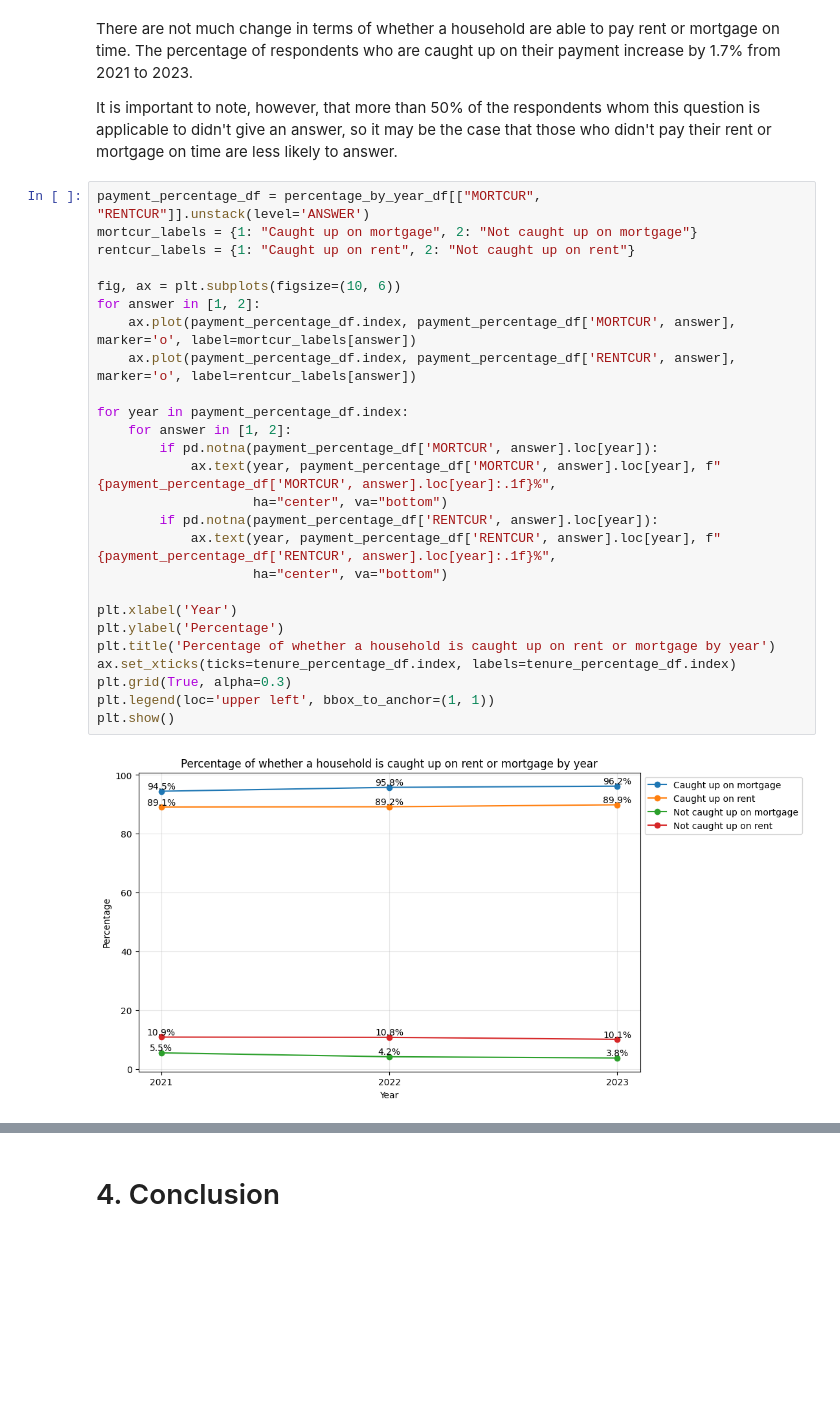
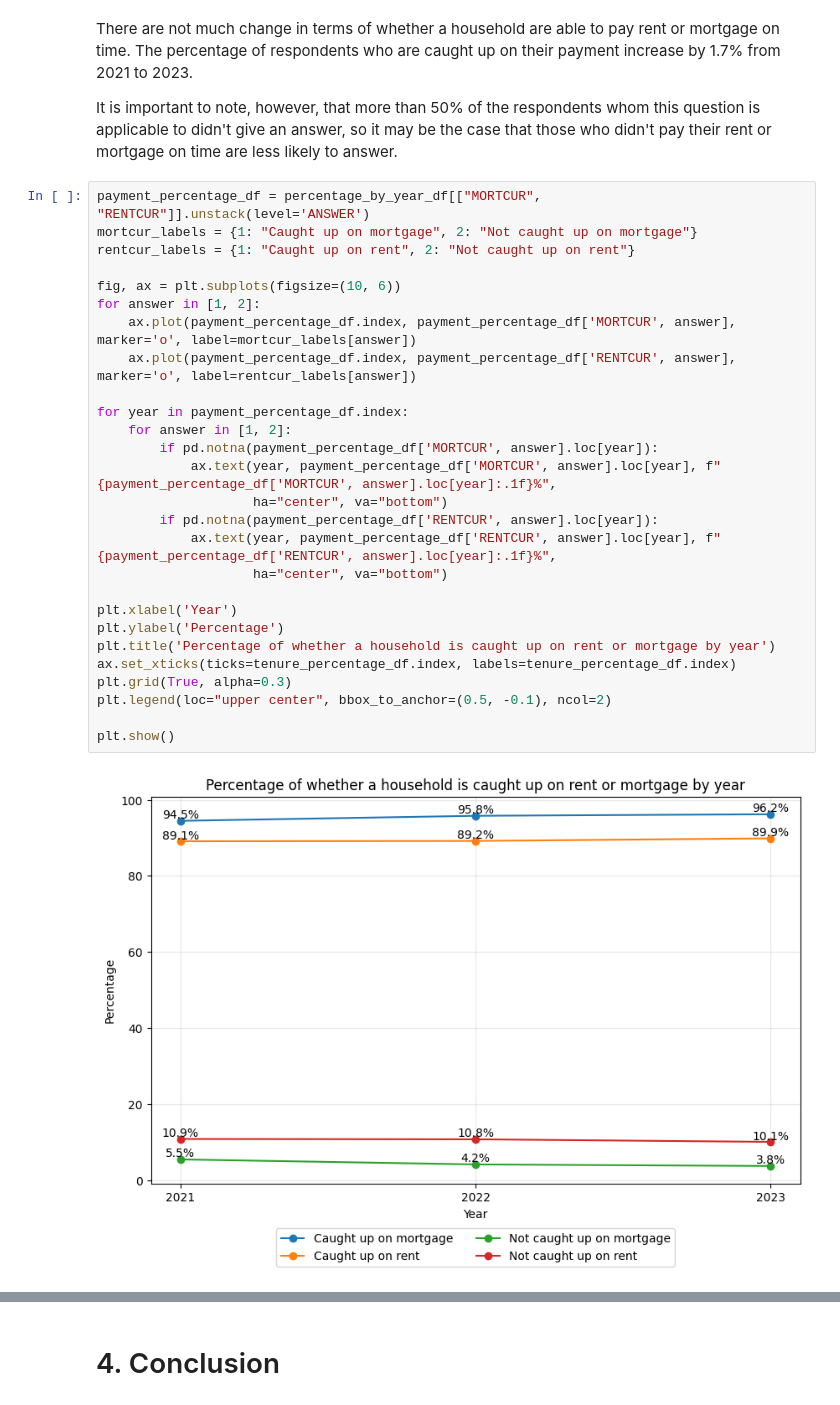
Before and after one commit to BU-Spark/ds-bcc-tania-fernandes-d7, a Jupyter notebook: fa24-team-b/housing/notebooks/pulse-survey.ipynb, the cells around one changed output, grey strips where cells are left out. Drawn from its saved outputs; the diff is of its cells as text; blank space fills up the shorter version.

```diff
--- a/fa24-team-b/housing/notebooks/pulse-survey.ipynb
+++ b/fa24-team-b/housing/notebooks/pulse-survey.ipynb
@@ -513,31 +519,32 @@ It is important to note, however, that more than 50% of the respondents whom thi
 # %%
 payment_percentage_df = percentage_by_year_df[["MORTCUR", "RENTCUR"]].unstack(level='ANSWER')
 mortcur_labels = {1: "Caught up on mortgage", 2: "Not caught up on mortgage"}
 rentcur_labels = {1: "Caught up on rent", 2: "Not caught up on rent"}
 
 fig, ax = plt.subplots(figsize=(10, 6))
 for answer in [1, 2]:
     ax.plot(payment_percentage_df.index, payment_percentage_df['MORTCUR', answer], marker='o', label=mortcur_labels[answer])
     ax.plot(payment_percentage_df.index, payment_percentage_df['RENTCUR', answer], marker='o', label=rentcur_labels[answer])
 
 for year in payment_percentage_df.index:
     for answer in [1, 2]:
         if pd.notna(payment_percentage_df['MORTCUR', answer].loc[year]):
             ax.text(year, payment_percentage_df['MORTCUR', answer].loc[year], f"{payment_percentage_df['MORTCUR', answer].loc[year]:.1f}%",
                     ha="center", va="bottom")
         if pd.notna(payment_percentage_df['RENTCUR', answer].loc[year]):
             ax.text(year, payment_percentage_df['RENTCUR', answer].loc[year], f"{payment_percentage_df['RENTCUR', answer].loc[year]:.1f}%",
                     ha="center", va="bottom")
 
 plt.xlabel('Year')
 plt.ylabel('Percentage')
 plt.title('Percentage of whether a household is caught up on rent or mortgage by year')
 ax.set_xticks(ticks=tenure_percentage_df.index, labels=tenure_percentage_df.index)
 plt.grid(True, alpha=0.3)
-plt.legend(loc='upper left', bbox_to_anchor=(1, 1))
+plt.legend(loc="upper center", bbox_to_anchor=(0.5, -0.1), ncol=2)
+
 plt.show()
 # %% [output]
-[figure, old version]
+[figure, new version]
 # %% [markdown]
 ### 3.3 Eviction and Foreclosure Trend
 There is a notable changes in how respondents who are not caught up on rent perceived the likelihood of having to move out of their housing due to eviction. The proportion of respondents who answers that being evicted is "not at all likely" despite being behind on rent increases is by 4% from 2021 to 2022, corresponding with the 4% decrease in the answer that being evicted is "not very likely."
```
Also changed, not shown: parts of 10 cells of this notebook, 1 other file.
